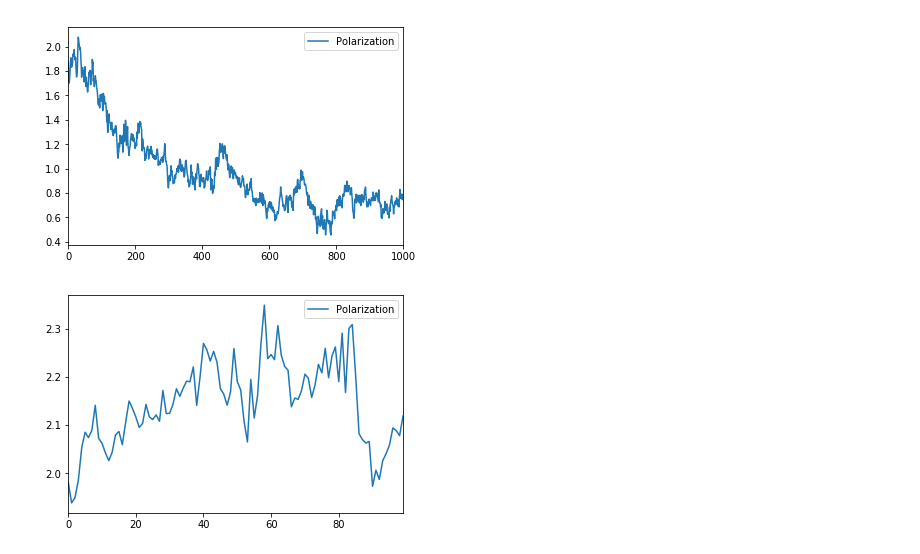
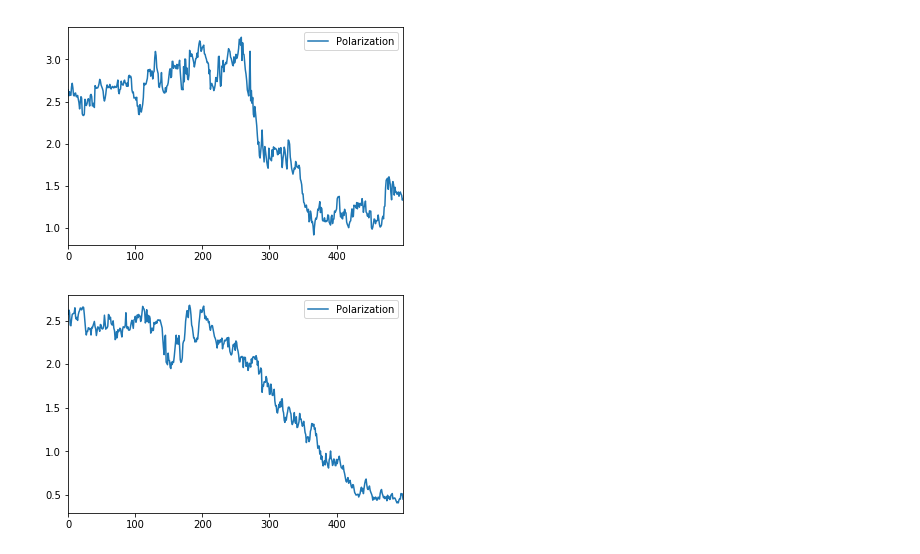
Before and after one commit to sowasser/fish-shoaling-model, a Jupyter notebook: shoal_model_polar.ipynb, the cells around one changed output. Cells and saved outputs as stored; diff of their text form; code cells hidden in the pictures.

```diff
--- a/shoal_model_polar.ipynb
+++ b/shoal_model_polar.ipynb
@@ -180,10 +180,11 @@ class ShoalModel(Model):
         self.datacollector.collect(self)
         self.schedule.step()
 # %%
+# Runs the model with set parameters for 500 steps.
 for j in range(1):
     model = \
         ShoalModel(population=100, width=100, height=100, speed=1, vision=10, separation=2)
-    for i in range(1000):
+    for i in range(500):
         model.step()
 # %%
 # Plot cohesion factor
@@ -192,17 +193,17 @@ for j in range(1):
 polarization = model.datacollector.get_model_vars_dataframe()
 polarization.plot();
 # %% [output]
-[figure, old version]
+[figure, new version]
 # %%
-# Runs the model with vision - changed to 5 (units unknown)
-# Runs the model for (n) steps.
-model = ShoalModel(population=100, width=100, height=100, speed=1, vision=5, separation=2)
-for i in range(100):
+# Can change the parameters to see the affect on polarization
+model = ShoalModel(population=100, width=100, height=100, speed=1, vision=10, separation=2)
+for i in range(500):
     model.step()
 
+# Plot cohesion factor
 %matplotlib inline
 
 polarization = model.datacollector.get_model_vars_dataframe()
 polarization.plot();
 # %% [output]
-[figure, old version]
+[figure, new version]
```
Also changed, not shown: parts of 5 cells of this notebook, 1 other file.
